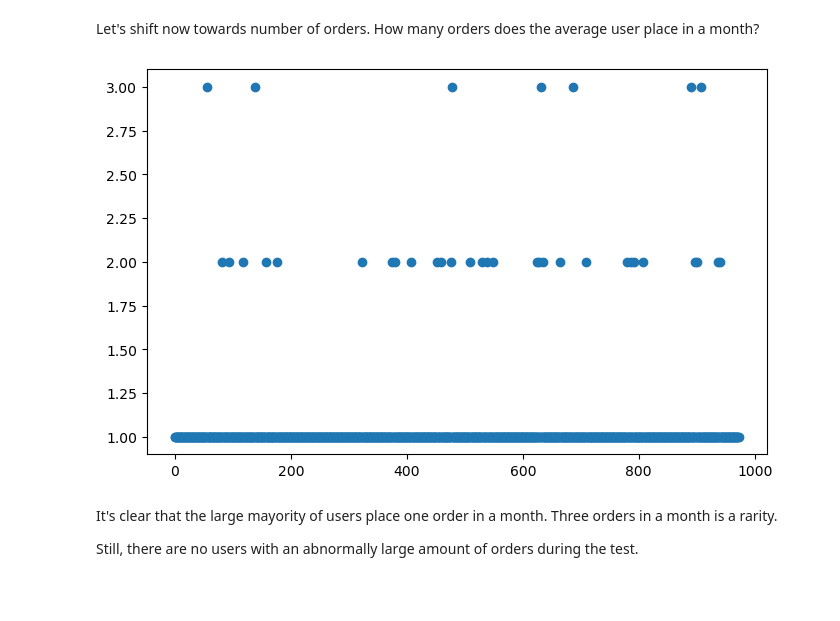
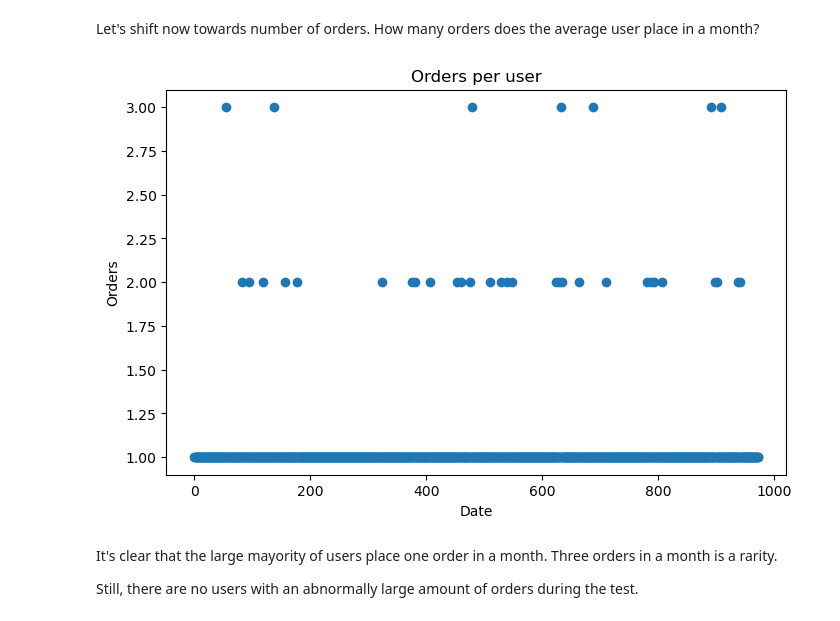
Before and after one commit to Silverscale/Tripleten-A-B-testing, a Jupyter notebook: A_B_testing.ipynb, the cells around one changed output. Cells and saved outputs as stored; diff of their text form; code cells hidden in the pictures; blank space fills up the shorter version.

```diff
--- a/A_B_testing.ipynb
+++ b/A_B_testing.ipynb
@@ -532,13 +545,16 @@ orders_per_user.columns = ['id', 'orders', 'group']
 # %%
 index = np.arange(len(orders_per_user))
 
 plt.figure(figsize=(8,5))
 plt.scatter(
     index,
     orders_per_user['orders']
-);
+)
+plt.title('Orders per user')
+plt.xlabel('Date')
+plt.ylabel('Orders');
 # %% [output]
-[figure, old version]
+[figure, new version]
 # %% [markdown]
 It's clear that the large mayority of users place one order in a month. Three orders in a month is a rarity.
 
```
Also changed, not shown: parts of 16 cells of this notebook.
